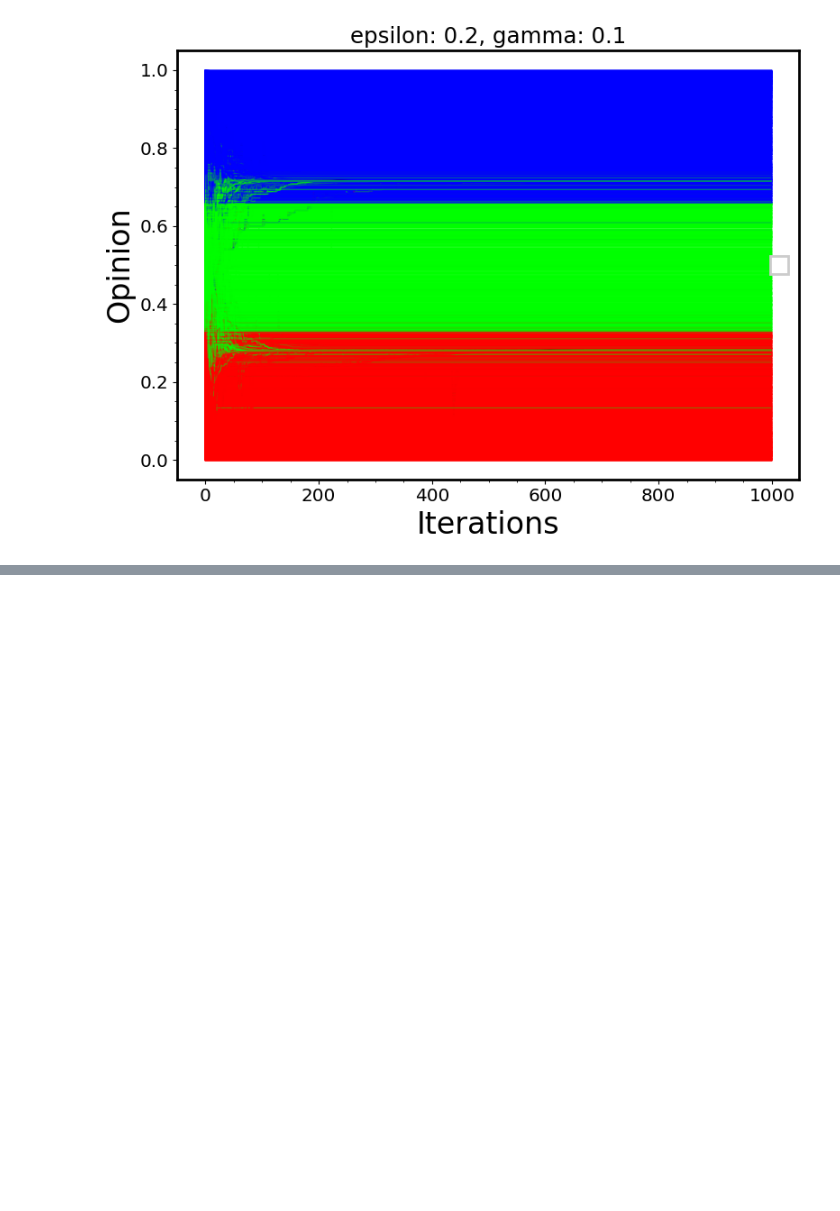
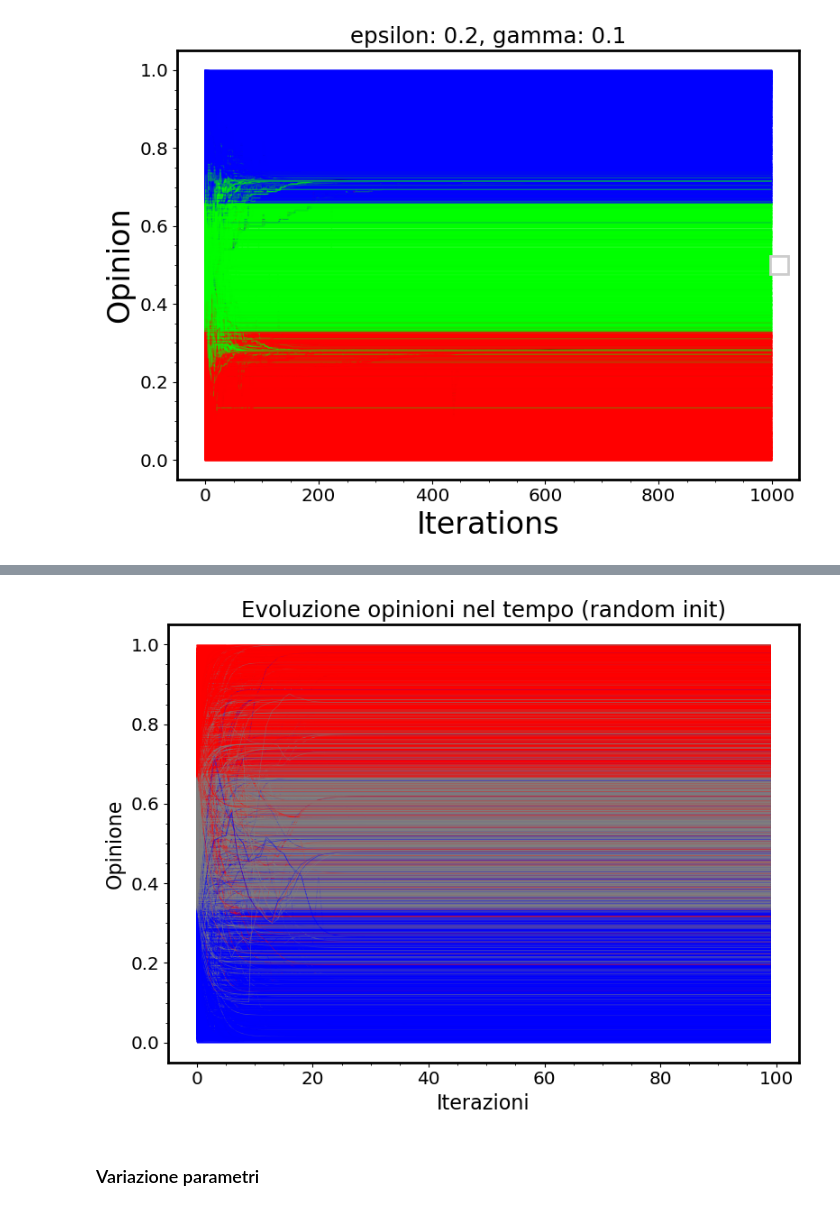
Before and after one commit to LeonardoCaridi/2024_caridi, a Jupyter notebook: open_problem/Diffusion_opinion.ipynb, the cells around one changed output, grey strips where cells are left out. Cells and saved outputs as stored; diff of their text form; code cells hidden in the pictures; blank space fills up the shorter version.

```diff
--- a/open_problem/Diffusion_opinion.ipynb
+++ b/open_problem/Diffusion_opinion.ipynb
@@ -333,0 +216,8 @@ No artists with labels found to put in legend.  Note that artists whose label st
+# %%
+# Plot della variazione di opinione di ogni utente
+# Il colore dipende dall'opinione iniziale
+simulator.plot_opinion_evolution(save=True)
+# %% [output]
+[figure, added]
+# %% [markdown]
+### Variazione parametri
```
Also changed, not shown: parts of 28 cells of this notebook, 25 other files.
